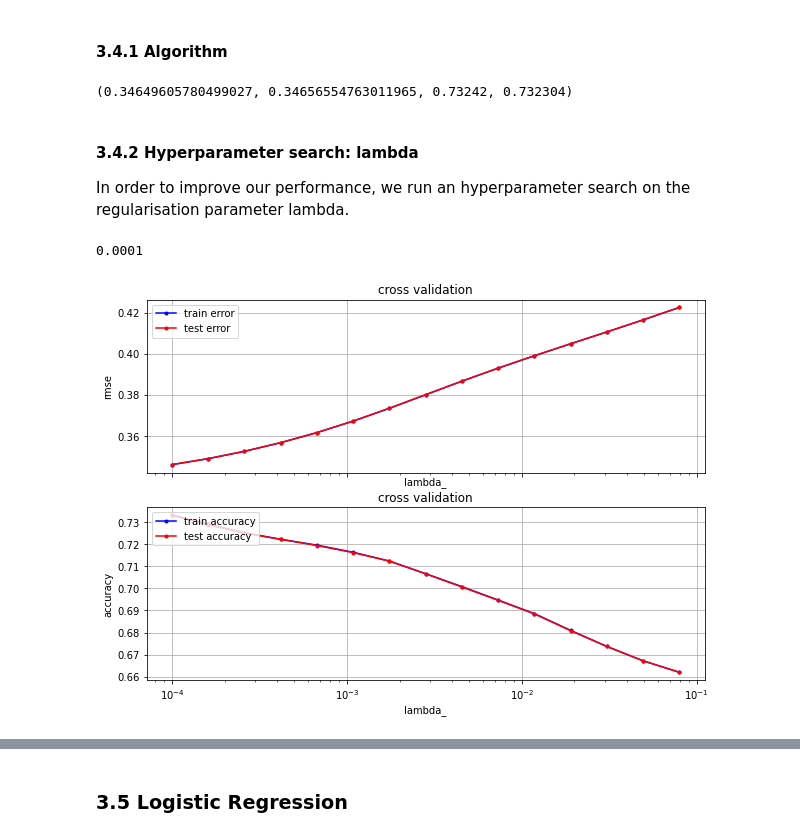
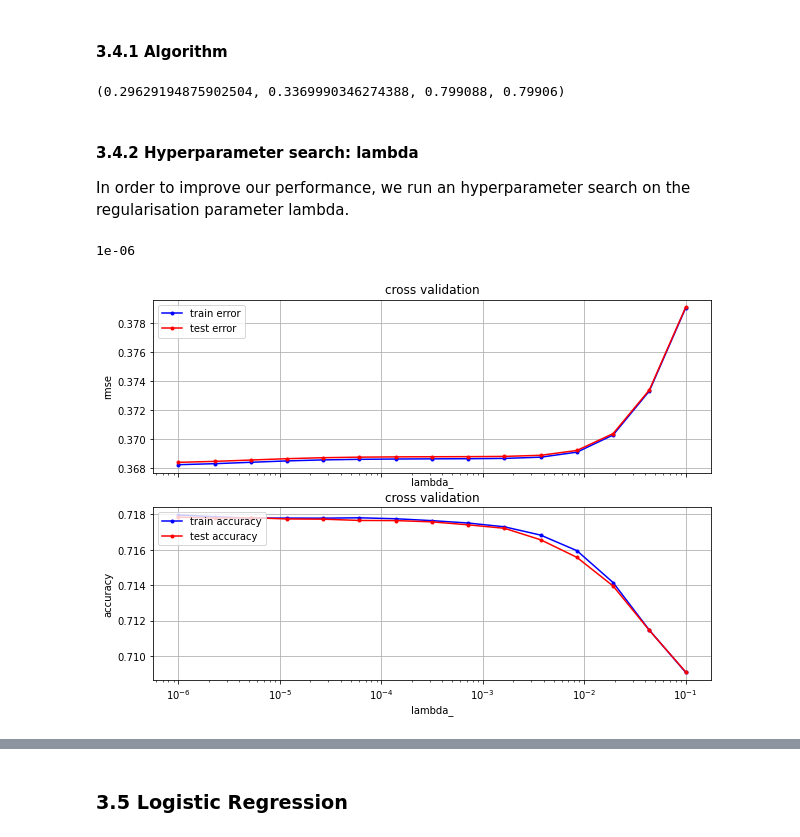
Before and after one commit to Noyt/ML2020_PR1, a Jupyter notebook: project1.ipynb, the cells around one changed output, grey strips where cells are left out. Saved outputs shown, nothing was run; the diff lists cells and outputs as text; code cells hidden in the pictures.

```diff
--- a/project1.ipynb
+++ b/project1.ipynb
@@ -29,8 +32,7 @@ Before any attempt to prediction, we perform some data cleaning (TODO) and prepr
 # %%
+mass_abs(tX)
 tx = standardise(tX)
-tx = normalise(tx)
 # add constant term
-tx = np.c_[np.ones(len(tX[:,0])), tx]
 nb_features=tx.shape[1]
 tx
 # %% [output]
@@ -159,21 +115,19 @@ cross_validation(y, tx, compute_accuracy, 'least_squares', k_fold=4)
 # %%
 # Method parameters
 kwargs = {}
-kwargs['initial_w'] = np.zeros(nb_features)
 kwargs['lambda_'] = 0.00011
 
-cross_validation(y, tx, compute_accuracy, 'ridge_regression', k_fold=4, **kwargs)
+cross_validation(y, tx, compute_accuracy, 'ridge_regression', k_fold=4, degree = 2, **kwargs)
 # %% [output]
-(0.34649605780499027, 0.34656554763011965, 0.73242, 0.732304)
+(0.29629194875902504, 0.3369990346274388, 0.799088, 0.79906)
 # %% [markdown]
 #### 3.4.2 Hyperparameter search: lambda
 
 In order to improve our performance, we run an hyperparameter search on the regularisation parameter lambda.
 # %%
-kwargs['initial_w'] = np.zeros(nb_features)
-lambda_space = np.logspace(-4, -1.1, 15)
+lambda_space = np.logspace(-6, -1, 15)
 best_lambda = cross_validation_hyper_search(y, tx, 'lambda_', lambda_space , compute_accuracy, 'ridge_regression', 4, **kwargs)
 best_lambda # TODO il essaie clairement de mettre lambda à 0
 # %% [output]
-0.0001
+1e-06
-[figure, old version]
+[figure, new version]
```
Also changed, not shown: parts of 25 cells of this notebook, 4 other files.
